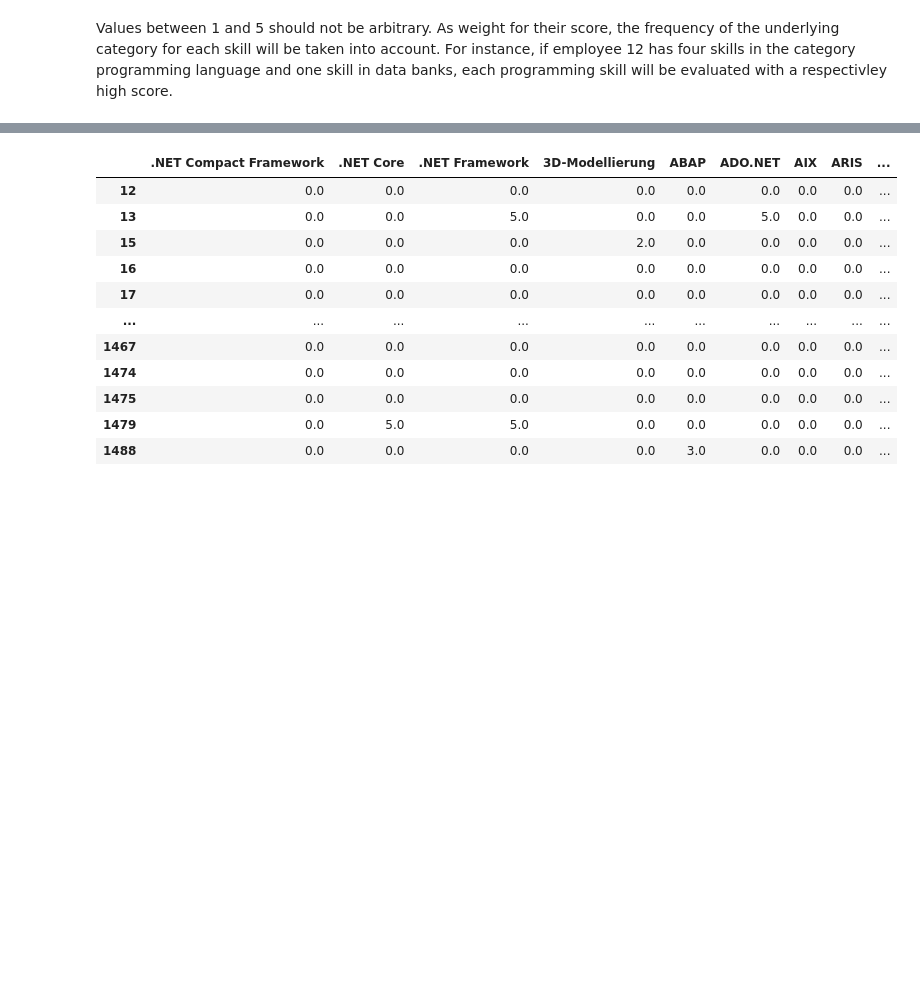
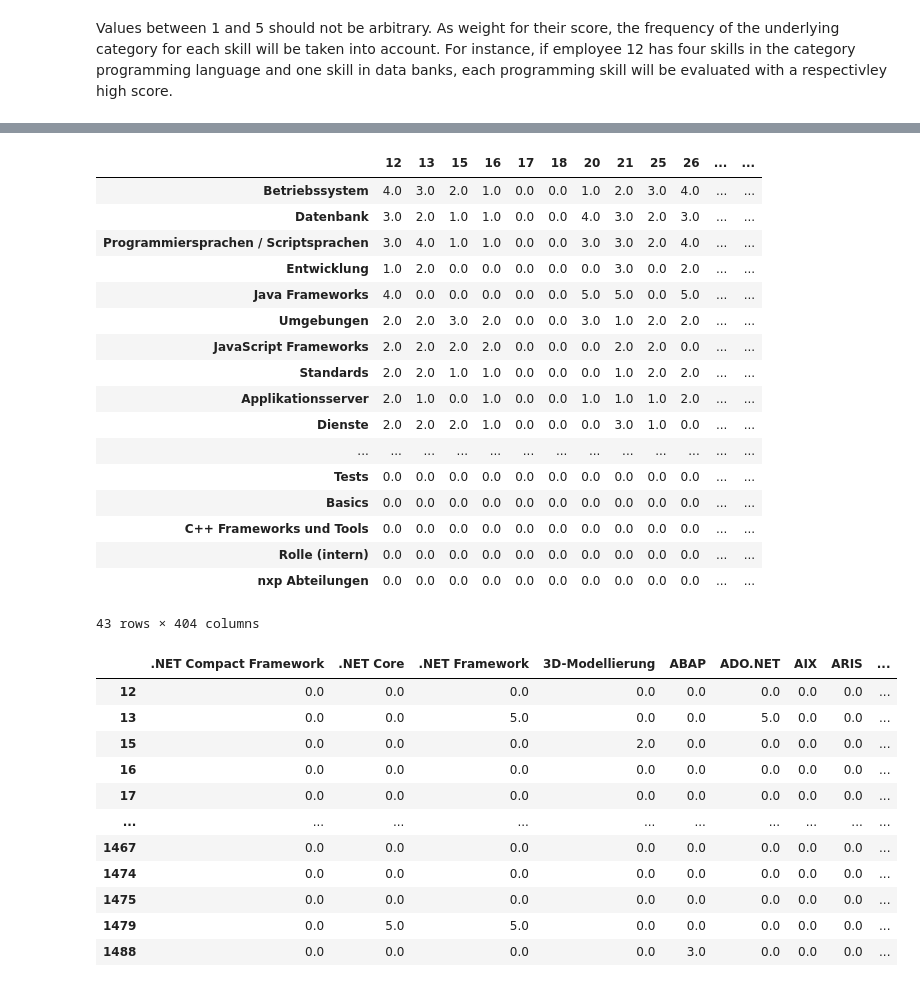
Before and after one commit to maximizer36/DS_AP, a Jupyter notebook: AP_Rated_Approach_back_up.ipynb, the cells around one changed output, grey strips where cells are left out. Cells and saved outputs as stored; diff of their text form; code cells hidden in the pictures; blank space fills up the shorter version.

```diff
--- a/AP_Rated_Approach_back_up.ipynb
+++ b/AP_Rated_Approach_back_up.ipynb
@@ -215,3 +231,24 @@ for p in persons:
+# %%
+category_per_employee
+# %% [output]
+|  | 12 | 13 | 15 | 16 | 17 | 18 | 20 | 21 | 25 | 26 | ... | ... |
+| Betriebssystem | 4.0 | 3.0 | 2.0 | 1.0 | 0.0 | 0.0 | 1.0 | 2.0 | 3.0 | 4.0 | ... | ... |
+| Datenbank | 3.0 | 2.0 | 1.0 | 1.0 | 0.0 | 0.0 | 4.0 | 3.0 | 2.0 | 3.0 | ... | ... |
+| Programmiersprachen / Scriptsprachen | 3.0 | 4.0 | 1.0 | 1.0 | 0.0 | 0.0 | 3.0 | 3.0 | 2.0 | 4.0 | ... | ... |
+| Entwicklung | 1.0 | 2.0 | 0.0 | 0.0 | 0.0 | 0.0 | 0.0 | 3.0 | 0.0 | 2.0 | ... | ... |
+| Java Frameworks | 4.0 | 0.0 | 0.0 | 0.0 | 0.0 | 0.0 | 5.0 | 5.0 | 0.0 | 5.0 | ... | ... |
+| Umgebungen | 2.0 | 2.0 | 3.0 | 2.0 | 0.0 | 0.0 | 3.0 | 1.0 | 2.0 | 2.0 | ... | ... |
+| JavaScript Frameworks | 2.0 | 2.0 | 2.0 | 2.0 | 0.0 | 0.0 | 0.0 | 2.0 | 2.0 | 0.0 | ... | ... |
+| Standards | 2.0 | 2.0 | 1.0 | 1.0 | 0.0 | 0.0 | 0.0 | 1.0 | 2.0 | 2.0 | ... | ... |
+| Applikationsserver | 2.0 | 1.0 | 0.0 | 1.0 | 0.0 | 0.0 | 1.0 | 1.0 | 1.0 | 2.0 | ... | ... |
+| Dienste | 2.0 | 2.0 | 2.0 | 1.0 | 0.0 | 0.0 | 0.0 | 3.0 | 1.0 | 0.0 | ... | ... |
+| ... | ... | ... | ... | ... | ... | ... | ... | ... | ... | ... | ... | ... |
+| Tests | 0.0 | 0.0 | 0.0 | 0.0 | 0.0 | 0.0 | 0.0 | 0.0 | 0.0 | 0.0 | ... | ... |
+| Basics | 0.0 | 0.0 | 0.0 | 0.0 | 0.0 | 0.0 | 0.0 | 0.0 | 0.0 | 0.0 | ... | ... |
+| C++ Frameworks und Tools | 0.0 | 0.0 | 0.0 | 0.0 | 0.0 | 0.0 | 0.0 | 0.0 | 0.0 | 0.0 | ... | ... |
+| Rolle (intern) | 0.0 | 0.0 | 0.0 | 0.0 | 0.0 | 0.0 | 0.0 | 0.0 | 0.0 | 0.0 | ... | ... |
+| nxp Abteilungen | 0.0 | 0.0 | 0.0 | 0.0 | 0.0 | 0.0 | 0.0 | 0.0 | 0.0 | 0.0 | ... | ... |
+43 rows × 404 columns
 # %%
 skills_per_person_weighted = []
 for p in persons:
```
Also changed, not shown: parts of 18 cells of this notebook, 1 other file.
